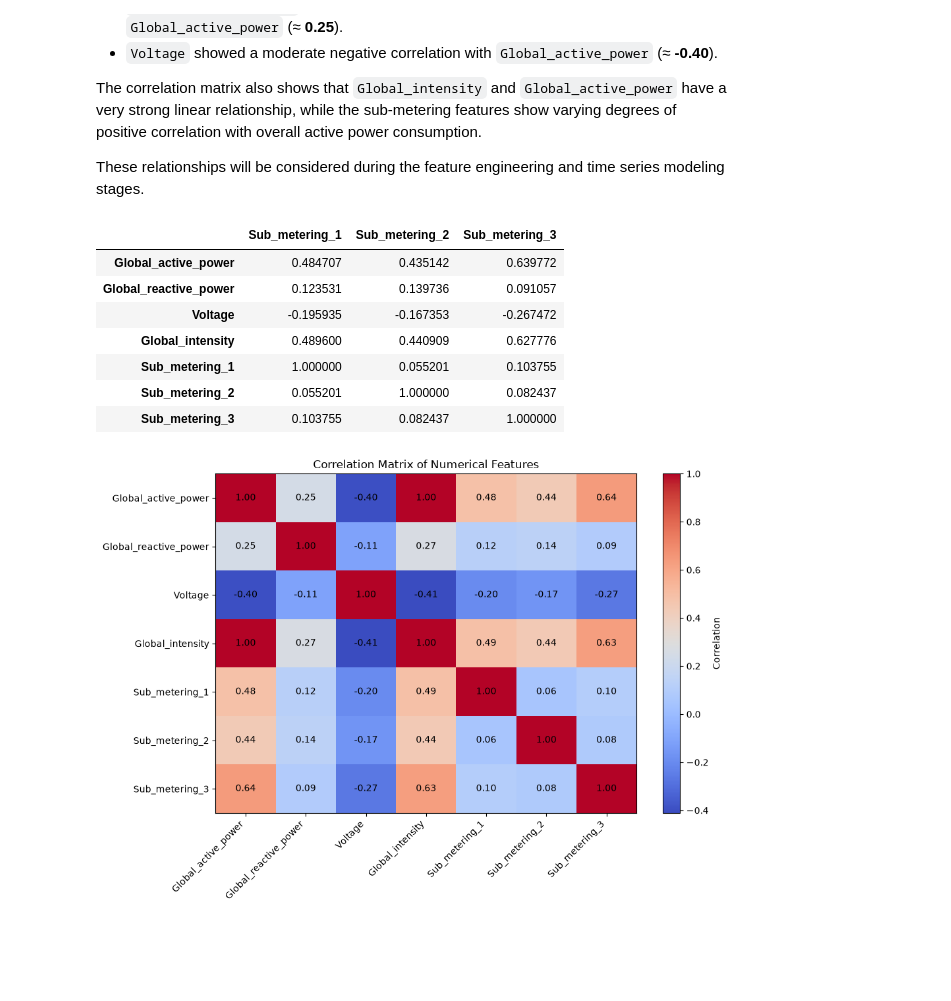
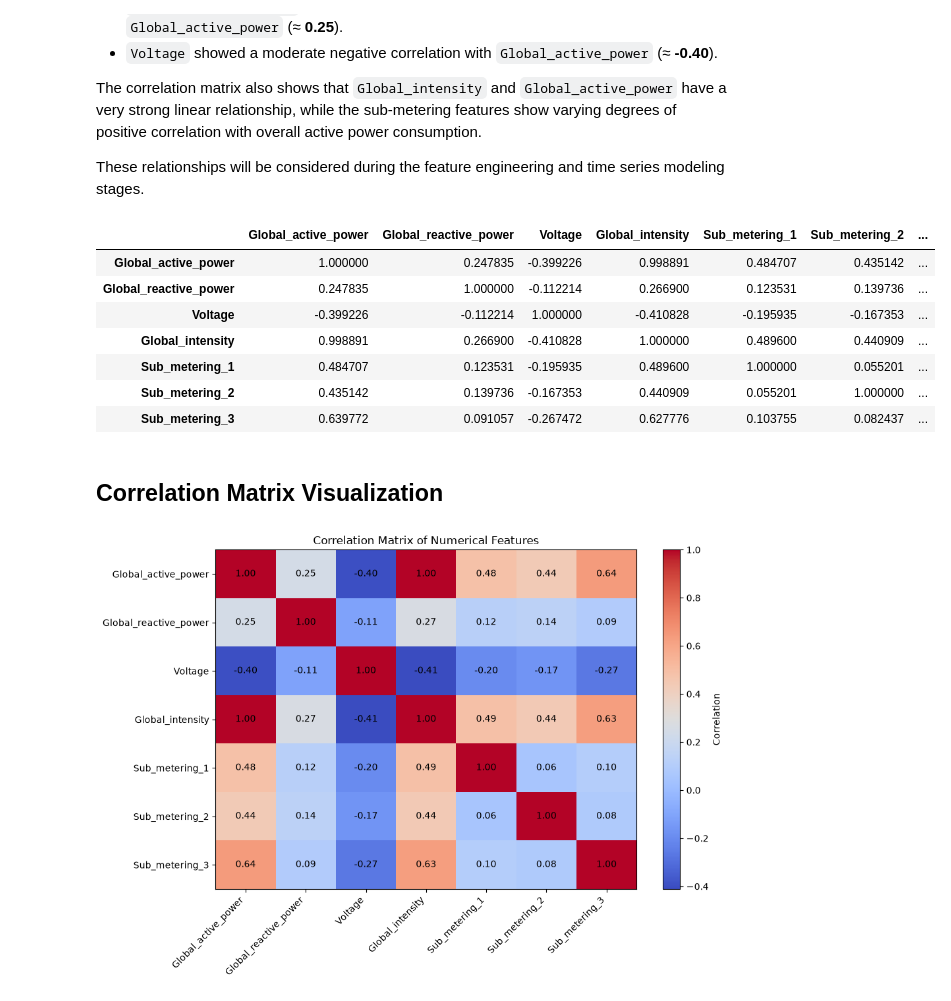
Before and after one commit to python-is-life2022/individual-household-electric-power-consumption, a Jupyter notebook: notebooks/individual-household-electric-power-consumption.ipynb, the cells around one changed output. Cells and saved outputs as stored; diff of their text form; code cells hidden in the pictures; blank space fills up the shorter version.

```diff
--- a/notebooks/individual-household-electric-power-consumption.ipynb
+++ b/notebooks/individual-household-electric-power-consumption.ipynb
@@ -548,16 +548,18 @@ The correlation matrix also shows that `Global_intensity` and `Global_active_pow
 These relationships will be considered during the feature engineering and time series modeling stages.
 # %%
 correlation_matrix = power_ds.select_dtypes(include= 'number').corr()
-correlation_matrix.iloc[:,-3:]
+correlation_matrix
 # %% [output]
-|  | Sub_metering_1 | Sub_metering_2 | Sub_metering_3 |
-| Global_active_power | 0.484707 | 0.435142 | 0.639772 |
-| Global_reactive_power | 0.123531 | 0.139736 | 0.091057 |
-| Voltage | -0.195935 | -0.167353 | -0.267472 |
-| Global_intensity | 0.489600 | 0.440909 | 0.627776 |
-| Sub_metering_1 | 1.000000 | 0.055201 | 0.103755 |
-| Sub_metering_2 | 0.055201 | 1.000000 | 0.082437 |
-| Sub_metering_3 | 0.103755 | 0.082437 | 1.000000 |
+|  | Global_active_power | Global_reactive_power | Voltage | Global_intensity | Sub_metering_1 | Sub_metering_2 | ... |
+| Global_active_power | 1.000000 | 0.247835 | -0.399226 | 0.998891 | 0.484707 | 0.435142 | ... |
+| Global_reactive_power | 0.247835 | 1.000000 | -0.112214 | 0.266900 | 0.123531 | 0.139736 | ... |
+| Voltage | -0.399226 | -0.112214 | 1.000000 | -0.410828 | -0.195935 | -0.167353 | ... |
+| Global_intensity | 0.998891 | 0.266900 | -0.410828 | 1.000000 | 0.489600 | 0.440909 | ... |
+| Sub_metering_1 | 0.484707 | 0.123531 | -0.195935 | 0.489600 | 1.000000 | 0.055201 | ... |
+| Sub_metering_2 | 0.435142 | 0.139736 | -0.167353 | 0.440909 | 0.055201 | 1.000000 | ... |
+| Sub_metering_3 | 0.639772 | 0.091057 | -0.267472 | 0.627776 | 0.103755 | 0.082437 | ... |
+# %% [markdown]
+## Correlation Matrix Visualization
 # %%
 plt.figure(figsize= (10, 7))
 plt.imshow(correlation_matrix, cmap= 'coolwarm', aspect= 'auto')
```
Also changed, not shown: parts of 5 cells of this notebook.
